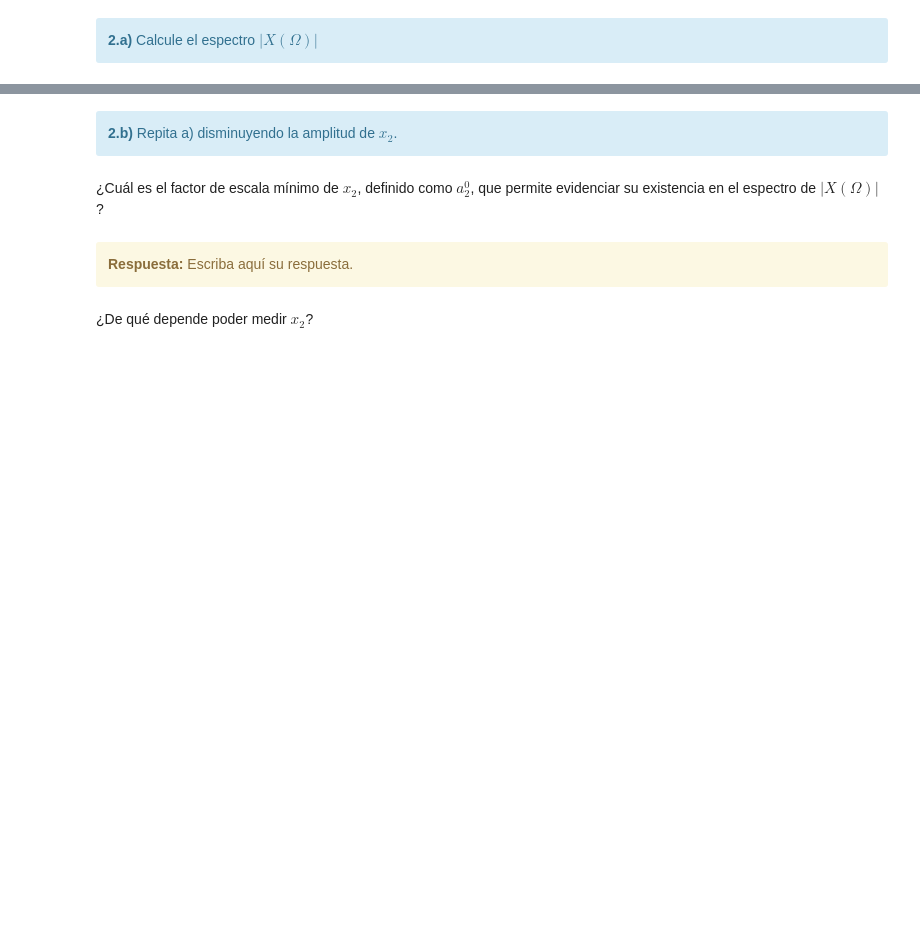
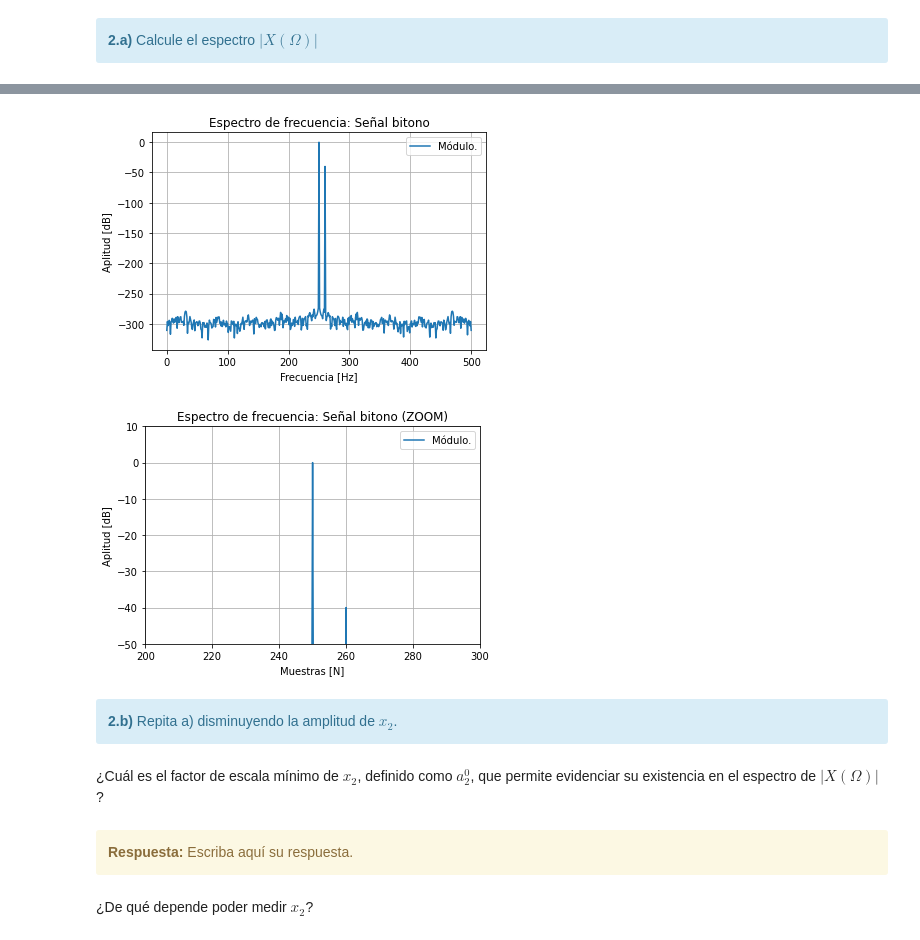
Before and after one commit to jbl95/pds-trabajosPracticos, a Jupyter notebook: TP2 - Ventanas.ipynb, the cells around one changed output, grey strips where cells are left out. Saved outputs shown, nothing was run; the diff lists cells and outputs as text; code cells hidden in the pictures; blank space fills up the shorter version.

```diff
--- a/TP2 - Ventanas.ipynb
+++ b/TP2 - Ventanas.ipynb
@@ -248,3 +294,32 @@ Responda a las siguientes consignas:
+# %%
+# Sumo las señales.
+xt = x1 + x2
+
+# Espectro de frecuencia en dB.
+ff, mod, fase = fft_modulo_fase (tt2,xt,fs,N)
+mod = 20 * npy.log10(mod)
+
+# Ploteo.
+plt.figure(1)
+plt.plot (ff, mod,label='Módulo.')
+plt.title('Espectro de frecuencia: Señal bitono')
+plt.xlabel('Frecuencia [Hz]')
+plt.ylabel('Aplitud [dB]')
+plt.legend()
+plt.grid()
+
+plt.figure(2)
+plt.plot (ff, mod,label='Módulo.')
+plt.title('Espectro de frecuencia: Señal bitono (ZOOM)')
+plt.xlabel('Muestras [N]')
+plt.ylabel('Aplitud [dB]')
+plt.xlim(200,300)
+plt.ylim(-50,10)
+plt.legend()
+plt.grid()
+# %% [output]
+[figure, added]
+[figure, added]
 # %% [markdown]
 <div class="alert alert-block alert-info">
 <b>2.b)</b> Repita a) disminuyendo la amplitud de $x_2$.
```
Also changed, not shown: parts of 12 cells of this notebook.
